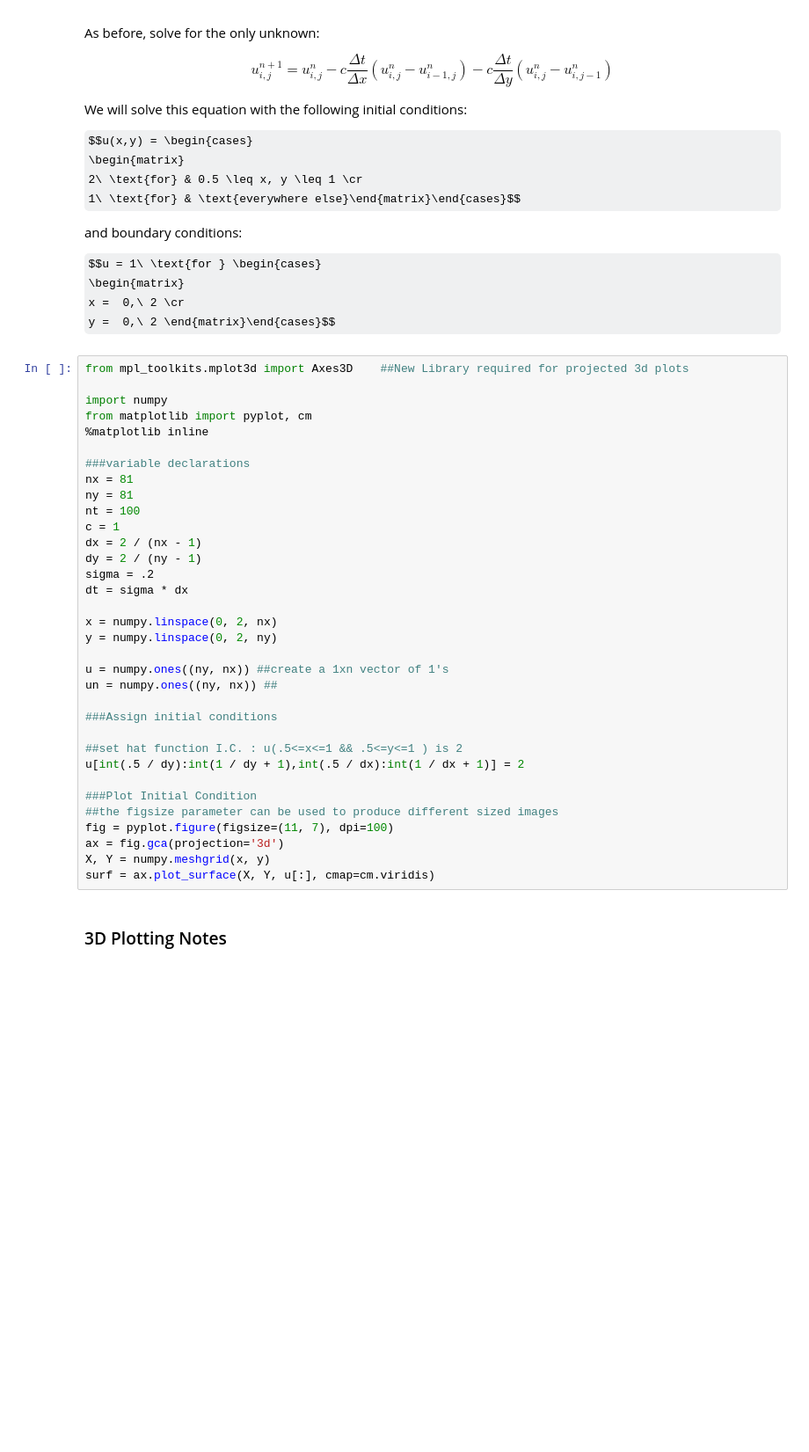
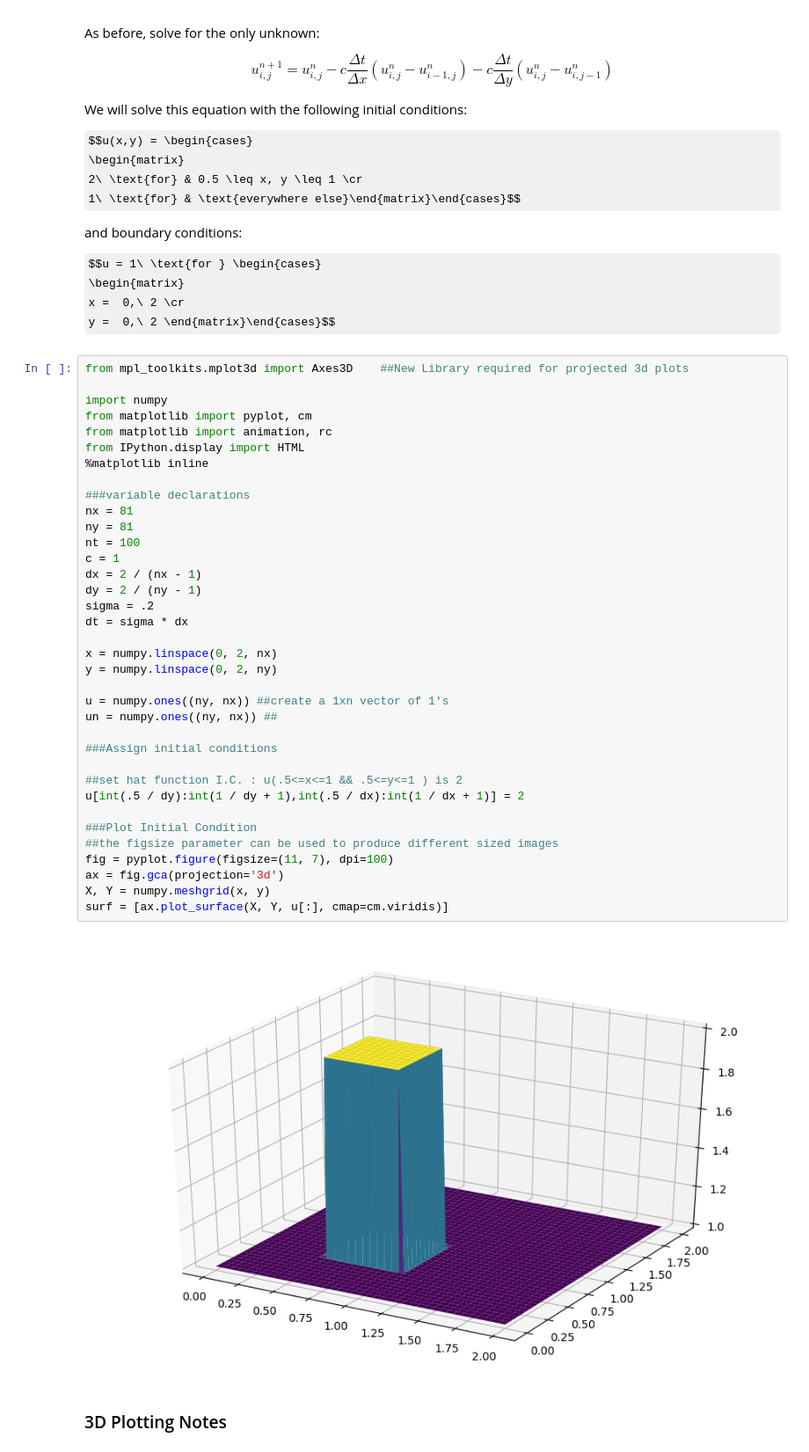
Before and after one commit to zwr17/hpc_lecture, a Jupyter notebook: 13_pde/04_convection2d.ipynb, the cells around one changed output. Shown: that part at 88% size. Saved outputs shown, nothing was run; the diff lists cells and outputs as text; some formulas as TeX source; blank space fills up the shorter version.

Commit message:
Add animations

```diff
--- a/13_pde/04_convection2d.ipynb
+++ b/13_pde/04_convection2d.ipynb
@@ -67,35 +67,39 @@ from mpl_toolkits.mplot3d import Axes3D    ##New Library required for projected
 
 import numpy
 from matplotlib import pyplot, cm
+from matplotlib import animation, rc
+from IPython.display import HTML
 %matplotlib inline
 
 ###variable declarations
 nx = 81
 ny = 81
 nt = 100
 c = 1
 dx = 2 / (nx - 1)
 dy = 2 / (ny - 1)
 sigma = .2
 dt = sigma * dx
 
 x = numpy.linspace(0, 2, nx)
 y = numpy.linspace(0, 2, ny)
 
 u = numpy.ones((ny, nx)) ##create a 1xn vector of 1's
 un = numpy.ones((ny, nx)) ##
 
 ###Assign initial conditions
 
 ##set hat function I.C. : u(.5<=x<=1 && .5<=y<=1 ) is 2
 u[int(.5 / dy):int(1 / dy + 1),int(.5 / dx):int(1 / dx + 1)] = 2
 
 ###Plot Initial Condition
 ##the figsize parameter can be used to produce different sized images
 fig = pyplot.figure(figsize=(11, 7), dpi=100)
 ax = fig.gca(projection='3d')
 X, Y = numpy.meshgrid(x, y)
-surf = ax.plot_surface(X, Y, u[:], cmap=cm.viridis)
+surf = [ax.plot_surface(X, Y, u[:], cmap=cm.viridis)]
+# %% [output]
+[figure, added]
 # %% [markdown]
 ### 3D Plotting Notes
 # %% [markdown]
```
Also changed, not shown: parts of 2 cells of this notebook, 2 other files.
